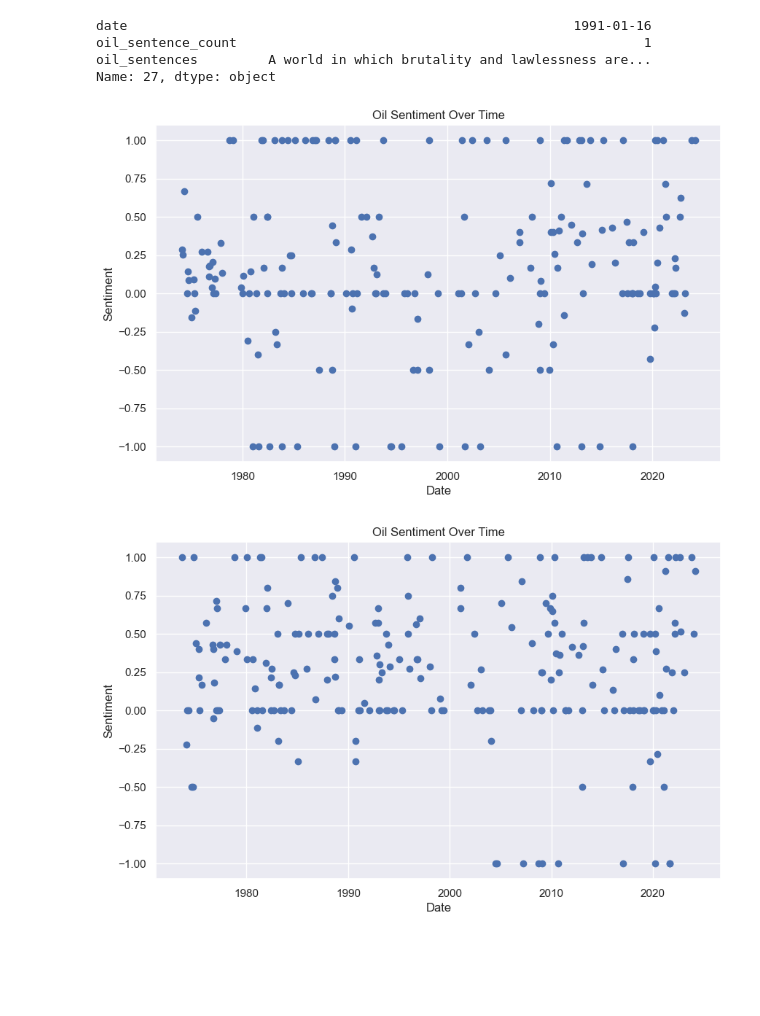
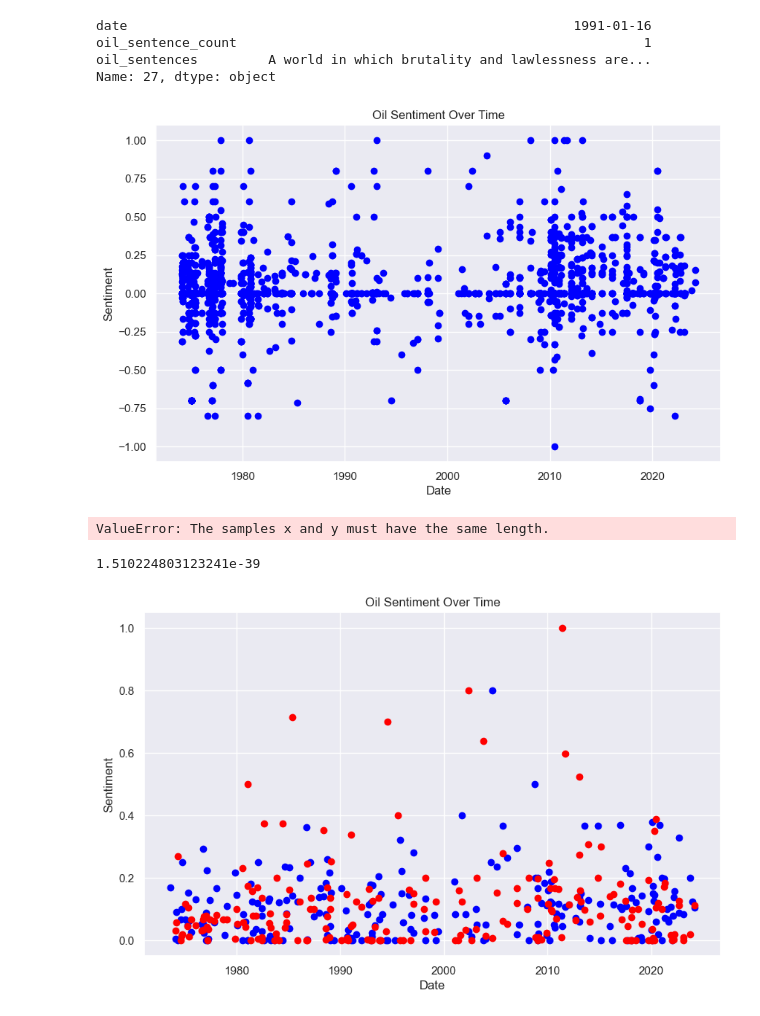
Before and after one commit to chtang-hmc/Spring-Invitation-Datathon-2024, a Jupyter notebook: Analysis/Sentiment Analysis/presidential_speech_analysis.ipynb, the cells around one changed output. Saved outputs shown, nothing was run; the diff lists cells and outputs as text; code cells hidden in the pictures; blank space fills up the shorter version.

Commit message:
additional insights on sentiments

```diff
--- a/Analysis/Sentiment Analysis/presidential_speech_analysis.ipynb
+++ b/Analysis/Sentiment Analysis/presidential_speech_analysis.ipynb
@@ -332,27 +327,70 @@ oil['sentiment'] = oil['Sentiments'].map(sentiment_map)
 climate['sentiment'] = climate['Sentiments'].map(sentiment_map)
 # %%
 # group by date and calculate the average sentiment
-oil_sentiment = oil.groupby('date')['sentiment'].mean().reset_index()
+oil_sentiment = oil.groupby('date').mean().reset_index()
+
+oil['date'] = pd.to_datetime(oil['date'])
+oil_sentiment['date'] = pd.to_datetime(oil_sentiment['date'])
+oil_sentiment['sentiment_absolute'] = np.abs(oil_sentiment['Sentiments'])
 
 # plot the sentiment over time
 plt.figure(figsize=(10,6))
-plt.scatter(oil_sentiment['date'], oil_sentiment['sentiment'])
+plt.scatter(oil['date'], oil['Sentiments'], color='blue')
 plt.title('Oil Sentiment Over Time')
 plt.xlabel('Date')
 plt.ylabel('Sentiment')
 plt.show()
 # %% [output]
-[figure, old version]
+[figure, new version]
+# %%
+# get the average of sentiments for positive and negative
+oil_positive = oil[oil['Sentiments'] > 0]
+oil_negative = oil[oil['Sentiments'] < 0]
+
+oil_positive_avg = oil_positive['Sentiments'].mean()
+oil_negative_avg = oil_negative['Sentiments'].mean()
+
+# use t-test to determine if the difference is significant
+from scipy.stats import ttest_rel
+from scipy import stats
+
+statistic, p_value = stats.wilcoxon(oil_positive['Sentiments'], oil_negative['Sentiments'])
+
+# Print results
+print("Wilcoxon signed-rank test results:")
+print("Test statistic:", statistic)
+print("p-value:", p_value)
+
+# get the average oil sentiment over time
+oil_avg = oil['Sentiments'].mean()
+
+# flatten the data and plot sentiment
+oil['Sentiments'].plot(kind='hist', bins=50, title='Oil Sentiment Distribution')
+# %% [output]
+ValueError: The samples x and y must have the same length.
+# %%
+# check if the distribution is normal
+from scipy.stats import normaltest
+
+p = normaltest(oil['Sentiments']).pvalue
+
+# test if mean is significantly different from 0
+# %% [output]
+1.510224803123241e-39
 # %%
 # group by date and calculate the average sentiment
-climate_sentiment = climate.groupby('date')['sentiment'].mean().reset_index()
+climate_sentiment = climate.groupby('date').mean().reset_index()
+
+climate_sentiment['date'] = pd.to_datetime(climate_sentiment['date'])
+climate_sentiment['sentiment_absolute'] = np.abs(climate_sentiment['Sentiments'])
 
 # plot the sentiment over time
 plt.figure(figsize=(10,6))
-plt.scatter(climate_sentiment['date'], climate_sentiment['sentiment'])
+plt.scatter(climate_sentiment['date'], climate_sentiment['sentiment_absolute'], color='blue')
+plt.scatter(oil_sentiment['date'], oil_sentiment['sentiment_absolute'], color='red')
 plt.title('Oil Sentiment Over Time')
 plt.xlabel('Date')
 plt.ylabel('Sentiment')
 plt.show()
 # %% [output]
-[figure, old version]
+[figure, new version]
```
Also changed, not shown: parts of 11 cells of this notebook, 2 other files.
